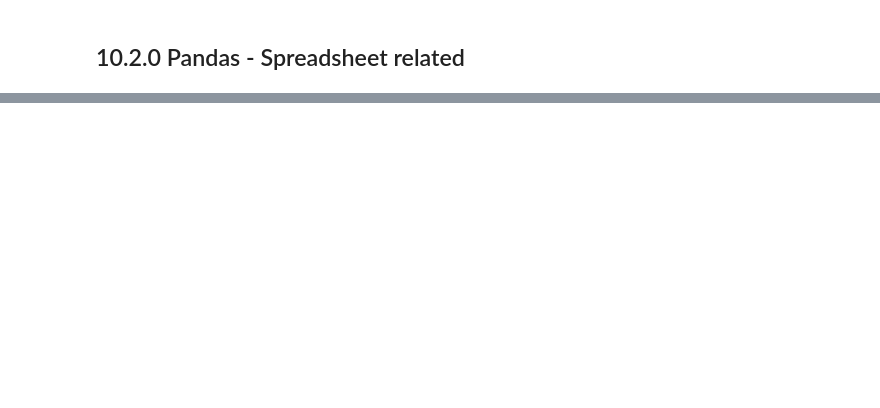
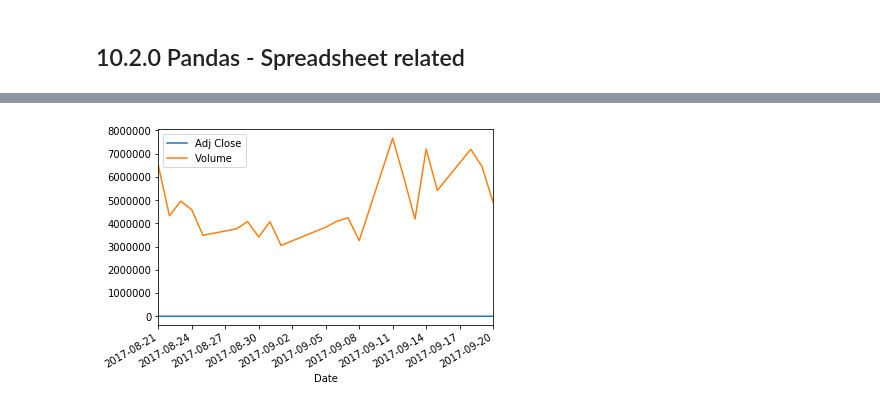
Before and after one commit to naputa68/python_practitioner, a Jupyter notebook: py_class_4.ipynb, the cells around one changed output, grey strips where cells are left out. Cells and saved outputs as stored; diff of their text form; code cells hidden in the pictures; blank space fills up the shorter version.

```diff
--- a/py_class_4.ipynb
+++ b/py_class_4.ipynb
@@ -69,0 +386,8 @@ from bs4 import BeautifulSoup as bs
+# %%
+import matplotlib.pyplot as plt
+tesla.plot(y=['Adj Close','Volume']) # plotting by indicating which column we want the values from...
+plt.show()
+
+#pd.plot?
+# %% [output]
+[figure, added]
```
Also changed, not shown: parts of 153 cells of this notebook.
